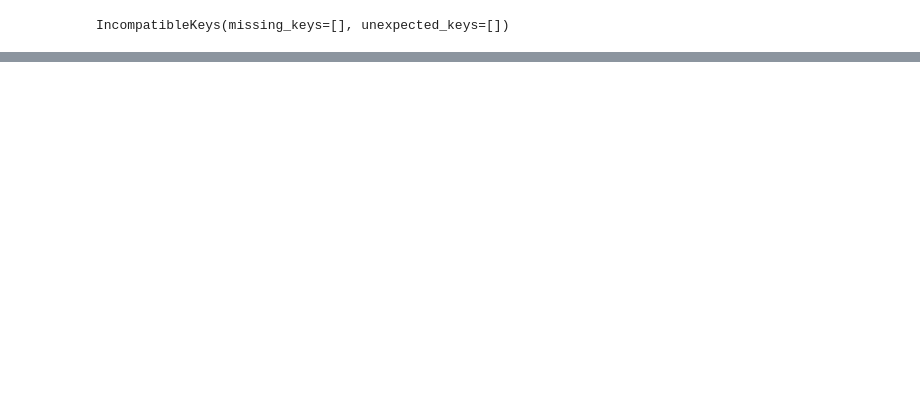
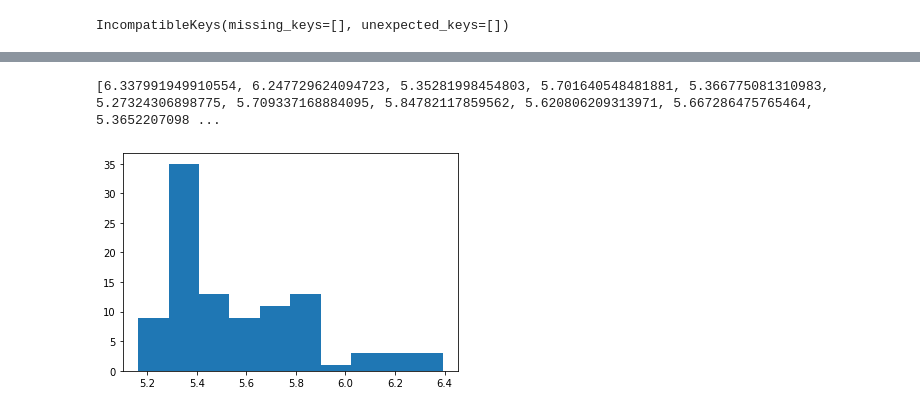
Before and after one commit to tklijnsma/hgcal_ldrd, a Jupyter notebook: notebooks/PointnetPreprocessing/pointnet_test.ipynb, the cells around one changed output, grey strips where cells are left out. Drawn from its saved outputs; the diff is of its cells as text; code cells hidden in the pictures; blank space fills up the shorter version.

```diff
--- a/notebooks/PointnetPreprocessing/pointnet_test.ipynb
+++ b/notebooks/PointnetPreprocessing/pointnet_test.ipynb
@@ -82,0 +82,39 @@ interesting event id:
+# %%
+class TestSAModule(torch.nn.Module):
+    def __init__(self, ratio, r):
+        super(TestSAModule, self).__init__()
+        self.ratio = ratio
+        self.r = r
+
+    def forward(self, pos, batch):
+        idx = fps(pos, batch, ratio=self.ratio)
+        row, col = radius(pos, pos[idx], self.r, batch, batch[idx],
+                          max_num_neighbors=64)
+        edge_index = torch.stack([col, row], dim=0)
+        pos = pos[idx]
+        batch = batch[idx]
+        return pos, batch, row, col, edge_index
+
+class TestModel(torch.nn.Module):
+    def __init__(self):
+        super(TestModel, self).__init__()
+        #new
+        self.sa1_module = TestSAModule(0.4, 4.0) #cluster size ~6, NN size 32
+        self.sa2_module = TestSAModule(0.3, 7.0) #cluster size ~9, NN size 64
+        self.sa3_module = TestSAModule(0.5, 14.0) #cluster size ~14, NN size 128
+
+        #original
+        #self.sa1_module = TestSAModule(0.4, 1.6) #cluster size ~6, NN size 32
+        #self.sa2_module = TestSAModule(0.4, 3.5) #cluster size ~9, NN size 64
+        #self.sa3_module = TestSAModule(0.4, 10.0) #cluster size ~14, NN size 128
+
+    def forward(self, data):
+
+        out1 = self.sa1_module(data.pos, data.batch)
+        out2 = self.sa2_module(out1[0], out1[1])
+        out3 = self.sa3_module(out2[0], out2[1])
+
+        return out1, out2, out3
+# %%
+device = torch.device('cuda:3' if torch.cuda.is_available() else 'cpu')
+test_SAModule = TestModel().to(device)
@@ -82,0 +177,6 @@ interesting event id:
+# %%
+print(first_meanclustersize)
+plt.hist(first_meanclustersize);
+# %% [output]
+[6.337991949910554, 6.247729624094723, 5.35281998454803, 5.701640548481881, 5.366775081310983, 5.27324306898775, 5.709337168884095, 5.84782117859562, 5.620806209313971, 5.667286475765464, 5.3652207098 ...
+[figure, added]
```
Also changed, not shown: parts of 15 cells of this notebook, 25 other files.
